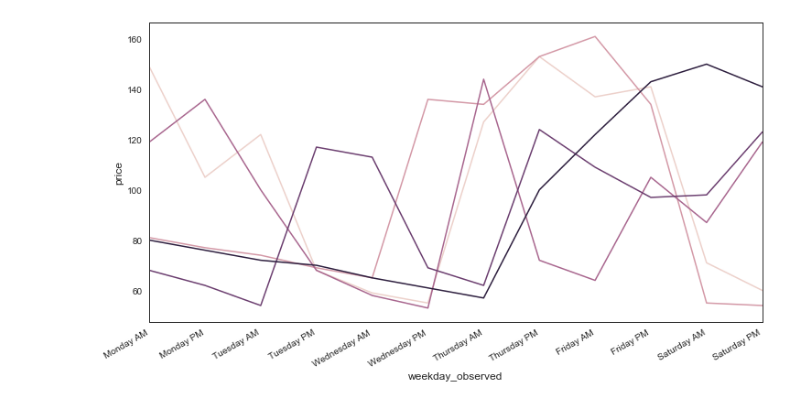
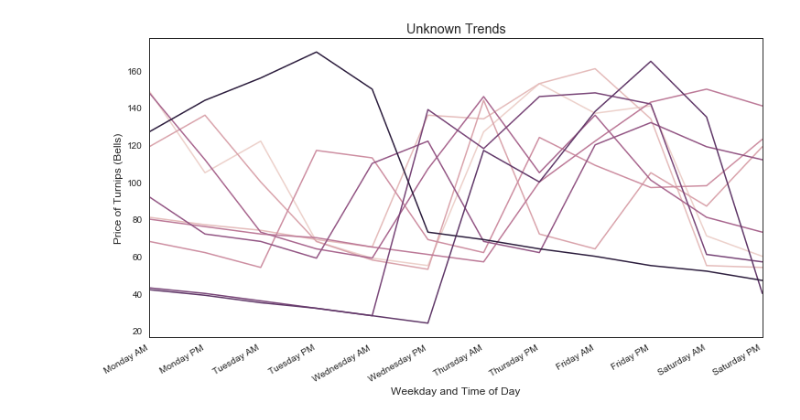
Before and after one commit to ys-lin14/acnh-clustering, a Jupyter notebook: trend_classification.ipynb, the cells around one changed output. Cells and saved outputs as stored; diff of their text form; code cells hidden in the pictures.

```diff
--- a/trend_classification.ipynb
+++ b/trend_classification.ipynb
@@ -151,7 +151,7 @@ def get_spike_trend_ids(data):
     max_price = pivot_table.max(axis=1)
 
     # above 95th percentile from data_exploration
-    is_spike = max_price > 172
+    is_spike = max_price > 177
 
     spike_trend_ids = np.where(is_spike)[0]
     return spike_trend_ids
@@ -163,7 +163,7 @@ database_url = get_database_url()
 engine = sqlalchemy.create_engine(database_url)
 connection = engine.connect()
 # %%
-num_weeks = 3
+num_weeks = 4
 
 sell_data = [
     load_week_n_sell_data(week=week_num, connection=connection)
@@ -240,33 +250,38 @@ unknown_trend_indices = combined_sell_data.index[
     ~trend_id.isin(decreasing_trend_ids)
 ]
 
 initial_index = 0
-num_samples = 5
+num_samples = 10
 
 # isolate unknown trends
 unknown_trends = combined_sell_data.loc[unknown_trend_indices, :]
 
 # pivot unnknown trends
 unknown_trend_pivot = pivot(unknown_trends, is_combined_data=True)
 
-# take a slice
+# slice unknown trends
 unknown_trend_pivot_subset = unknown_trend_pivot[initial_index: initial_index + num_samples]
 
 # convert slice back to original form
 unknown_trend_subset = unknown_trend_pivot_subset.reset_index()
 unknown_trend_subset = unknown_trend_subset.melt(id_vars='trend_id', value_name='price')
 
 plt.figure(figsize=(12, 6))
 unknown_trend_plot = sns.lineplot(
     x='weekday_observed',
     y='price',
     hue='trend_id',
     data=unknown_trend_subset,
     sort=False,
     legend=False
 )
+unknown_trend_plot.set(
+    title='Unknown Trends',
+    xlabel='Weekday and Time of Day',
+    ylabel='Price of Turnips (Bells)'
+)
 unknown_trend_plot.set_xticklabels(xticks, rotation=30, ha='right')
 plt.xlim(0, 11)
 plt.show()
 # %% [output]
-[figure, old version]
+[figure, new version]
```
Also changed, not shown: parts of 3 cells of this notebook.
